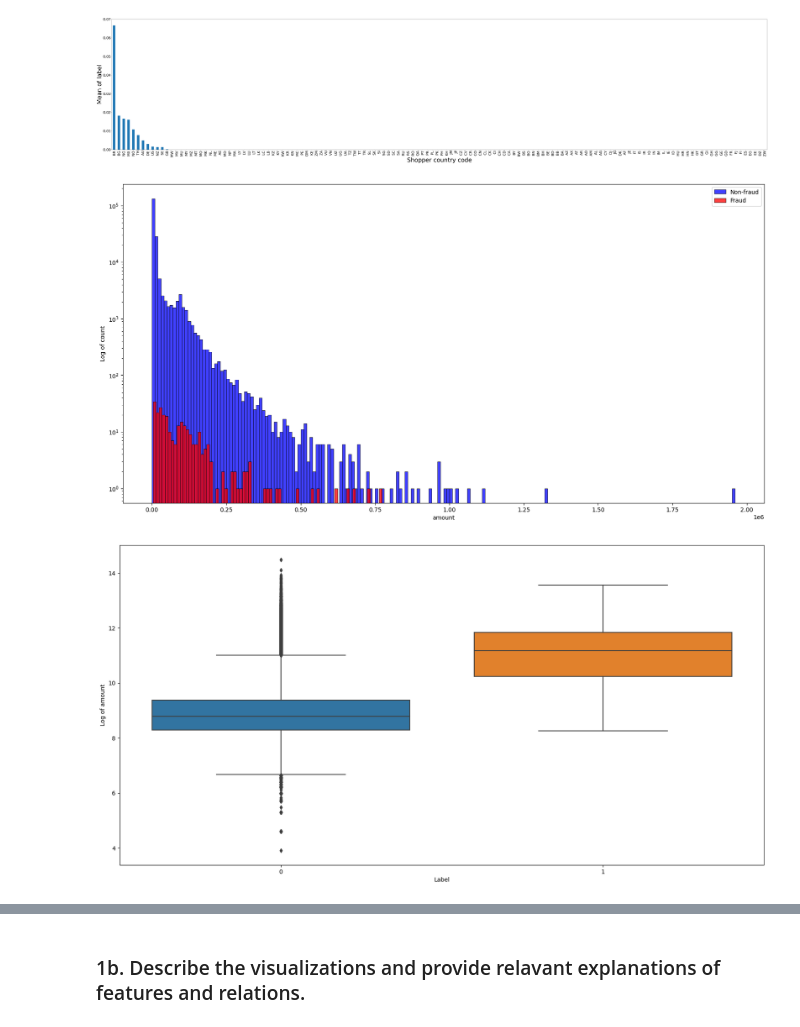
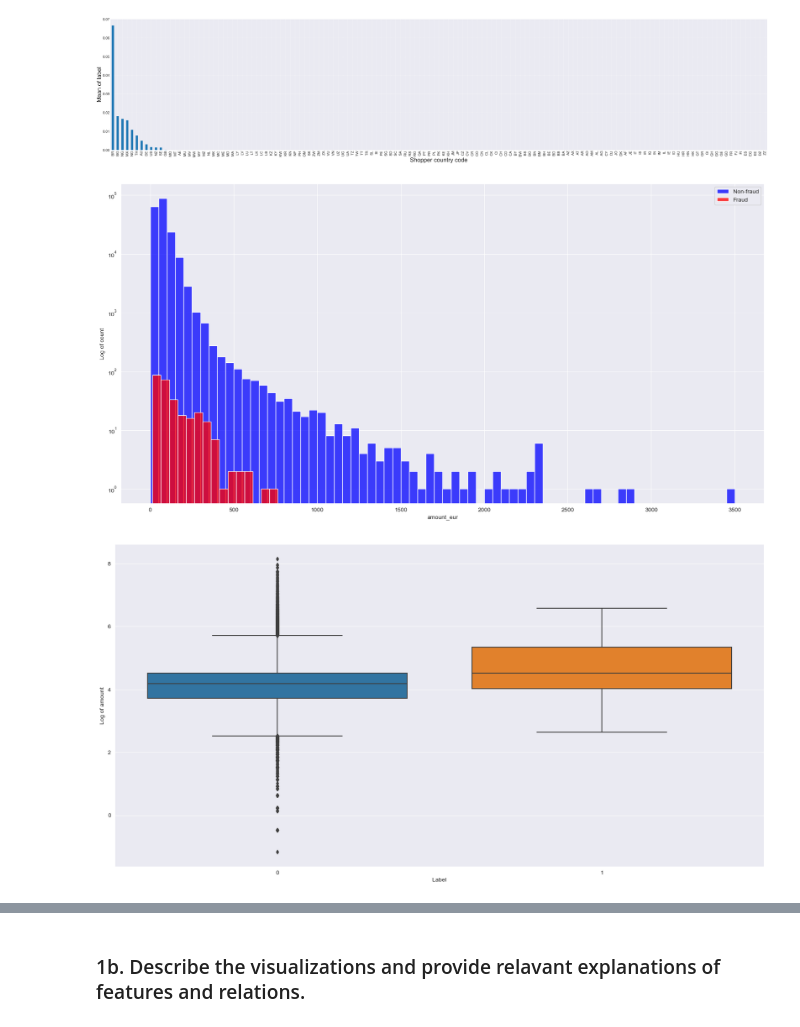
Before and after one commit to kbaran1998/CS4035-cyber-data, a Jupyter notebook: Lab1-2021.ipynb, the cells around one changed output, grey strips where cells are left out. Saved outputs shown, nothing was run; the diff lists cells and outputs as text; code cells hidden in the pictures.

```diff
--- a/Lab1-2021.ipynb
+++ b/Lab1-2021.ipynb
@@ -101,10 +74,11 @@ import pandas as pd
 import matplotlib.pyplot as plt
 import seaborn as sns
 import numpy as np
-df = pd.read_csv('data/train_data.csv')
+from sklearn.preprocessing import LabelEncoder
+df1 = pd.read_csv('data/train_data.csv')
 # Change index to Id
-df.set_index('Id', inplace=True)
-df.head()
+df1.set_index('Id', inplace=True)
+df1.head()
 # %% [output]
 |  | issuercountrycode | txvariantcode | bin | amount | currencycode | shoppercountrycode | ... |
 | Id |  |  |  |  |  |  | ... |
@@ -116,6 +203,8 @@ df.head()
 # %%
 # Pivot the table to get the mean of the label for each currency type and shopper country code
-pivoted = df.pivot_table(values='label', index='shoppercountrycode', columns='currencycode', aggfunc='mean')
+df1['shoppercountrycode_str'] = enc.inverse_transform(df1['shoppercountrycode'])
+df1['currencycode_str'] = enc2.inverse_transform(df1['currencycode'])
+pivoted = df1.pivot_table(values='label', index='shoppercountrycode_str', columns='currencycode_str', aggfunc='mean')
 # Make a seaborne heatmap that is long enough to leave room for the labels
 plt.figure(figsize=(10, 30))
 sns.heatmap(pivoted, annot=True, fmt=".2f")
@@ -142,22 +231,22 @@ plt.show()
 [figure]
 # %%
 # Plot the distribution of the amount depending on the label
-df_amount_fraud = df[df['label'] == 1]['amount']
-df_amount_non_fraud = df[df['label'] == 0]['amount']
+df_amount_fraud = df1[df1['label'] == 1]['amount_eur']
+df_amount_non_fraud = df1[df1['label'] == 0]['amount_eur']
 plt.figure(figsize=(20, 10))
-sns.histplot(df_amount_non_fraud, color='blue', label='Non-fraud', log_scale=(False, True), binwidth=10000)
-sns.histplot(df_amount_fraud, color='red', label='Fraud', log_scale=(False, True), binwidth=10000)
+sns.histplot(df_amount_non_fraud, color='blue', label='Non-fraud', log_scale=(False, True), binwidth=50)
+sns.histplot(df_amount_fraud, color='red', label='Fraud', log_scale=(False, True), binwidth=50)
 plt.ylabel("Log of count")
 plt.legend()
 plt.show()
 # %% [output]
-[figure, old version]
+[figure, new version]
 # %%
 # Create a boxplot of the log of amount depending on the label
 plt.figure(figsize=(20, 10))
-sns.boxplot(x='label', y=np.log(df['amount']), data=df)
+sns.boxplot(x='label', y=np.log(df1['amount_eur']), data=df1)
 plt.ylabel("Log of amount")
 plt.xlabel("Label")
 plt.show()
 # %% [output]
-[figure, old version]
+[figure, new version]
```
Also changed, not shown: parts of 8 cells of this notebook.
